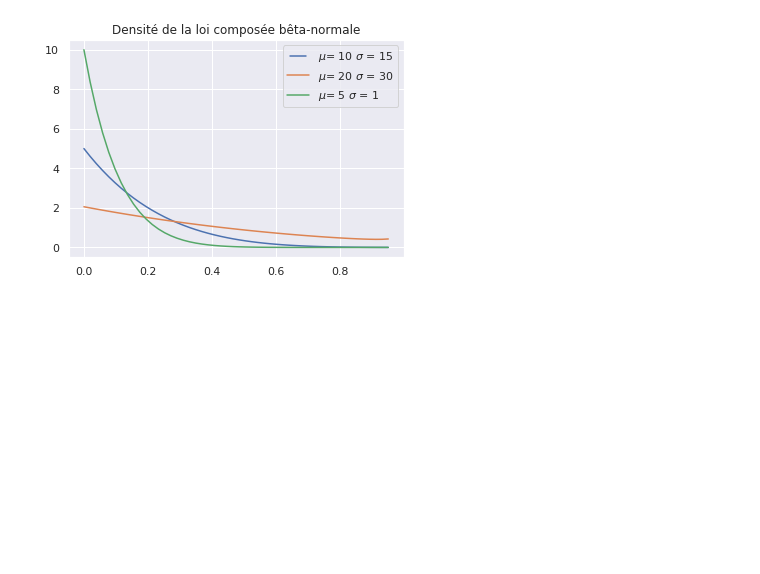
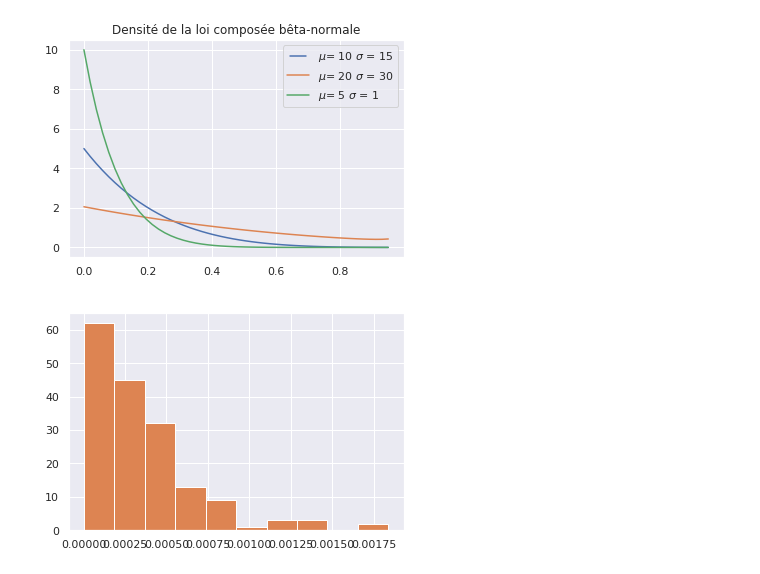
Before and after one commit to aminaghoul/reads_seq, a Jupyter notebook: Untitled.ipynb, the cells around one changed output. Cells and saved outputs as stored; diff of their text form; code cells hidden in the pictures; blank space fills up the shorter version.

```diff
--- a/Untitled.ipynb
+++ b/Untitled.ipynb
@@ -230,37 +269,39 @@ def fracture(echantillons, loi='normale', parametres=None, source=None):
     return fragments
 # %%
 def func(x):
-    l=100
+    l=3055.732650756836
     return (l*np.exp(-l*x))
 # x = np.linspace(0,1,10)
 # plt.plot(x, func(x))
 def randomvariate(pdf,n=1000,xmin=0,xmax=1):
     x=np.linspace(xmin,xmax,10)
     y=pdf(x)
     pmin=0.
     pmax=y.max()
 
   # Counters
     naccept=0
     ntrial=0
 
   # Keeps generating numbers until we achieve the desired n
     ran=[] # output list of random numbers
     while naccept<n:
         x=np.random.uniform(xmin,xmax) # x'
         y=np.random.uniform(pmin,pmax) # y'
 
         if y<pdf(x):
             ran.append(x)
             naccept=naccept+1
         ntrial=ntrial+1
 
     ran=np.asarray(ran)
 
     return ran
-ran = randomvariate(func,987,0,1)
+ran = randomvariate(func,170,0,1)
 plt.hist(ran)
 _ = plt.hist(ran)
+# %% [output]
+[figure, added]
 # %%
 
 
```
Also changed, not shown: parts of 5 cells of this notebook.
